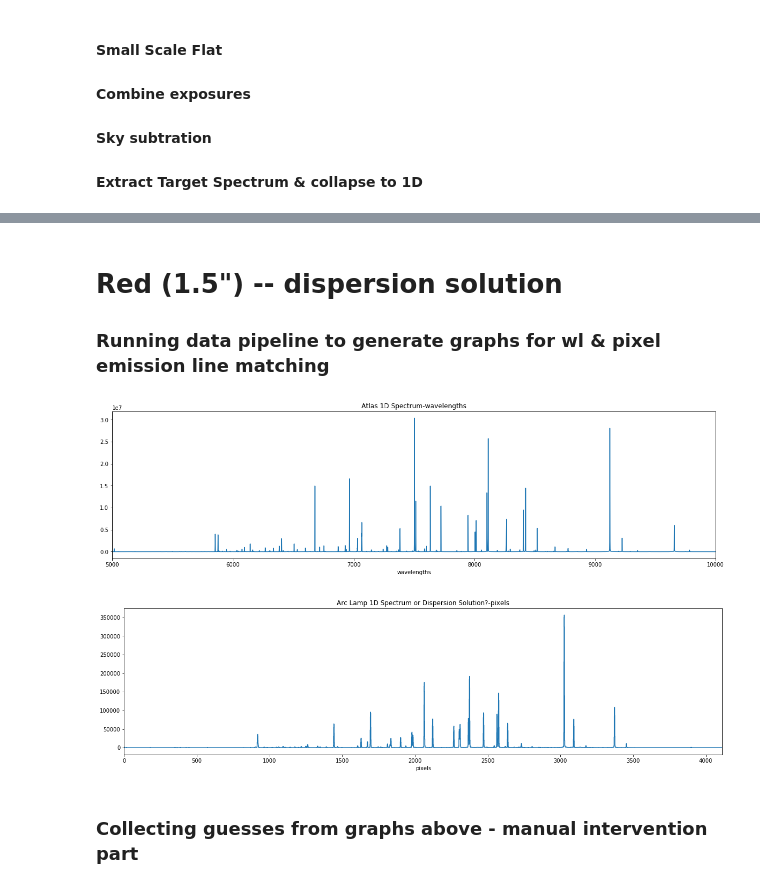
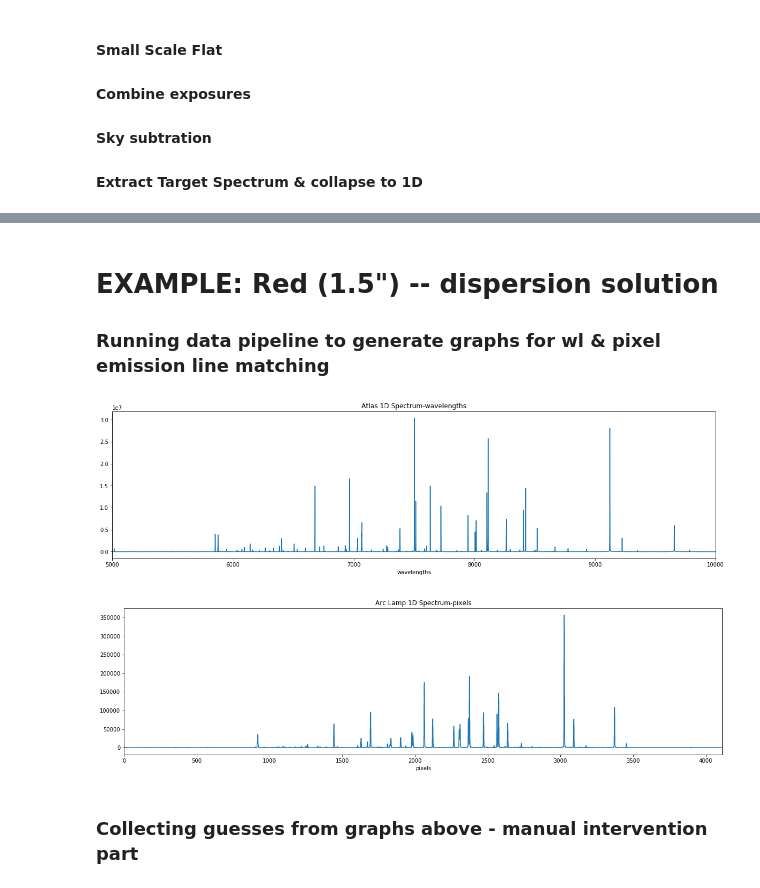
Before and after one commit to deerow22/data_reduction_scrap, a Jupyter notebook: Data_Reduction_Pipeline_middle.ipynb, the cells around one changed output, grey strips where cells are left out. Cells and saved outputs as stored; diff of their text form; code cells hidden in the pictures.

```diff
--- a/Data_Reduction_Pipeline_middle.ipynb
+++ b/Data_Reduction_Pipeline_middle.ipynb
@@ -71,37 +71,45 @@ def guess_plot(pxguess, wlguess, specset, pxwindw=300, wlwindow=400):
 
     return guess #outputs wavelength guesses based on atlas spec known linelists
 # %%
-def data_pipeline(flatfiles,atlasfiles,arcfiles,linelist):
+def dispersion(all_side_files,atlasfiles,arcfiles,linelist):
     #Overscan the flats
-    rflats = [reduce_dblspec.DoubleSpecImage(fn).overscan_sub_and_trim() for fn in
-          reduce_dblspec.find_all_obj('DomeFlat',flatfiles)[:10]] #DO I WANNA KEEP AS ONLY LAST 10???
+    flats = [reduce_dblspec.DoubleSpecImage(fn).overscan_sub_and_trim() for fn in
+          reduce_dblspec.find_all_obj('DomeFlat',all_side_sidefiles)[:10]] #DO I WANNA KEEP AS ONLY LAST 10???
     #note above only works if all output headers include 'DomeFlat'
 
     #small scale flat creationg - normalized
-    rnfl = reduce_dblspec.create_normalized_flat(rflats)
+    nfl = reduce_dblspec.create_normalized_flat(flats)
 
     header = atlasfiles[0].header
-    redspecnoao = atlasfiles[0].data
-    redwlnoao = header['CRVAL1'] + header['CD1_1']*(np.arange(len(redspecnoao)) - header['CRPIX1'] + 1) #+1 is for 0-based
+    specnoao = atlasfiles[0].data
+    wlnoao = header['CRVAL1'] + header['CD1_1']*(np.arange(len(specnoao)) - header['CRPIX1'] + 1) #+1 is for 0-based
 
     #creating dispersion solution
-    ds = reduce_dblspec.DispersionSolution(reduce_dblspec.DoubleSpecImage(arcfiles).overscan_sub_and_trim().flatten(rnfl), (320, 360))
+    ds = reduce_dblspec.DispersionSolution(reduce_dblspec.DoubleSpecImage(arcfiles).overscan_sub_and_trim().flatten(nfl), (320, 360))
 
 
-    #outputs graphs of atlas & arcs
+    #outputs graphs of atlas
     plt.figure(figsize=(20,5))
-    plt.plot(redwlnoao, redspecnoao)
+    plt.plot(wlnoao, specnoao)
     plt.title('Atlas 1D Spectrum-wavelengths')
     plt.xlabel('wavelengths')
-    plt.xlim(5000,10000)
+    if header['IRAFNAME']=='henear.spec': #redside
+        #print('red') #testing & works
+        plt.xlim(5000,10000)
+    if header['IRAFNAME']=='FeAr.spec': #blueside
+        #print('blue') #tested & worked
+        plt.xlim(3000,5500)
+        plt.ylim(0,5e5) #how to make this more flexible?
 
 
     #outputting arc graph so can guess lines
     plt.figure(figsize=(20,5))
     plt.xlabel('pixels')
-    plt.title('Arc Lamp 1D Spectrum or Dispersion Solution?-pixels')
+    plt.title('Arc Lamp 1D Spectrum-pixels')
     ds.plot_spec()
+    if header['IRAFNAME']=='FeAr.spec': #blueside
+        plt.xlim([2800,0]) #for arc
 
-    specset = (ds, redwlnoao, redspecnoao,linelist)
+    specset = (ds, wlnoao, specnoao,linelist)
     return (specset) #returns input for guess_plot along with graphs to make pixel & wl guesses
 # %%
@@ -132,21 +180,21 @@ def goodness_of_matches(targetfile, guesses):
 # %% [markdown]
-# Red (1.5") -- dispersion solution
+# EXAMPLE: Red (1.5") -- dispersion solution
 ### Running data pipeline to generate graphs for wl & pixel  emission line matching
 # %%
 #running data pipeline to generate graphs for wl & pixel matching
 
 #nameing all the datafiles needed
-flatfiles = '20170518/red*.fits' #redside
+all_side_files = '20170518/red*.fits' #redside
 atlasfiles = fits.open('henear.fits') #NOAO atlas #redside
 arcfiles = '20170518/red0017.fits' #redside
 linelist = reduce_dblspec.HENEAR_LINE_LIST #must be in this form cant use'henearhres.dat'-debug later
-targetfile = '20170518/red0017.fits'#redside
+#targetfile = '20170518/red0017.fits'#redside
 
 #naming pipeline output for guess_plot use
-specset = data_pipeline(flatfiles, atlasfiles, arcfiles, linelist)
+specset = dispersion(all_side_files, atlasfiles, arcfiles, linelist)
 # %% [output]
 [figure]
-[figure, old version]
+[figure, new version]
 # %% [markdown]
 ### Collecting guesses from graphs above - manual intervention part
 # %%
```
Also changed, not shown: parts of 11 cells of this notebook.
